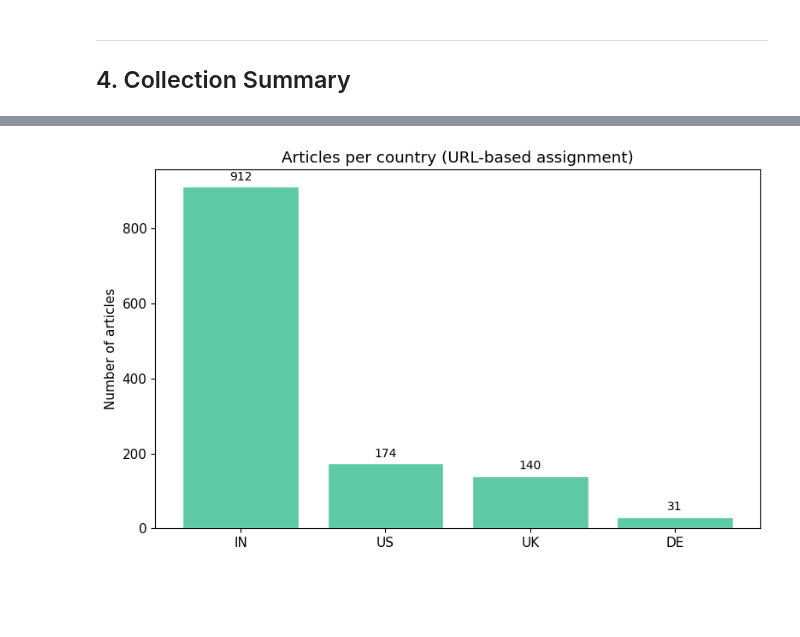
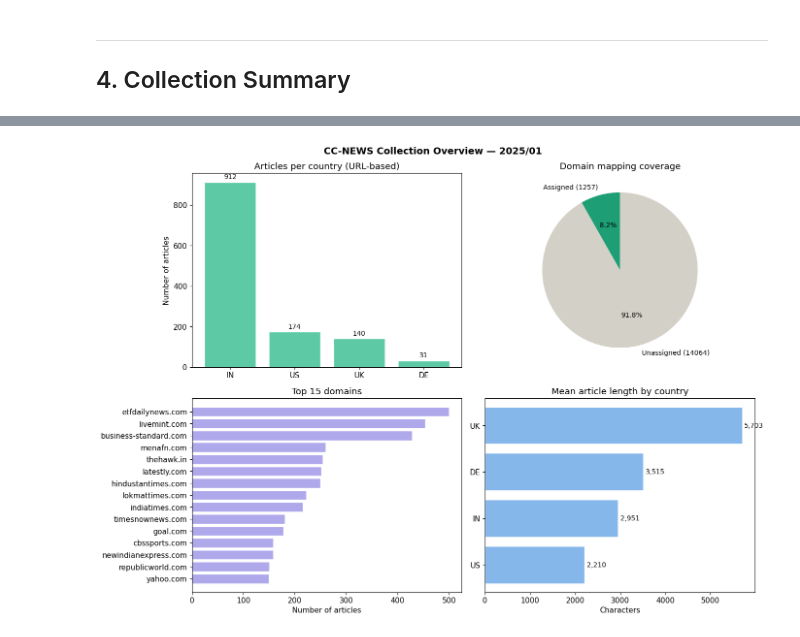
Before and after one commit to rezvanehmsv00/sentiment-news-project, a Jupyter notebook: spz/notebooks/01_data_collection.ipynb, the cells around one changed output, grey strips where cells are left out. Saved outputs shown, nothing was run; the diff lists cells and outputs as text; code cells hidden in the pictures; blank space fills up the shorter version.

```diff
--- a/spz/notebooks/01_data_collection.ipynb
+++ b/spz/notebooks/01_data_collection.ipynb
@@ -458,22 +657,13 @@ else:
     df_eng = df_eng[~df_eng['url'].apply(is_blacklisted)].copy()
     print(f'After domain blacklist: {len(df_eng)} articles (removed {before - len(df_eng)})')
 
-    # Stage 3: extract domain metadata
+    # Extract domain metadata for downstream analysis
     df_eng['registered_domain'] = df_eng['url'].apply(
         lambda u: tldextract.extract(u).registered_domain
     )
     df_eng['domain_suffix'] = df_eng['url'].apply(
         lambda u: tldextract.extract(u).suffix
     )
-
-    # Stage 4: lead extraction
-    print('\nExtracting lead paragraphs...')
-    df_eng[['lead_text', 'lead_status']] = df_eng['text'].apply(
-        lambda t: pd.Series(extract_lead(t))
-    )
-    print('Lead status distribution:')
-    print(df_eng['lead_status'].value_counts().to_string())
-
     df_eng = df_eng.drop(columns=['lang'])
 
     df_eng.to_csv(eng_output_path, index=False)
@@ -570,21 +737,13 @@ print(separator)
 print(f'\nArticles per country:')
 print(df['country_url'].value_counts().to_string())
 
-print(f'\nLead extraction status:')
-print(df['lead_status'].value_counts().to_string())
-
 print(f'\nTop 15 domains in dataset:')
 print(df['registered_domain'].value_counts().head(15).to_string())
 
 df['text_length'] = df['text'].str.len()
-df['lead_length'] = df['lead_text'].str.len()
 print(f'\nMean article length (characters) by country:')
 country_lengths = df.groupby('country_url')['text_length'].mean().round(0).astype(int)
 print(country_lengths.to_string())
-
-print(f'\nMean lead length (characters) by country:')
-lead_lengths = df.groupby('country_url')['lead_length'].mean().round(0).astype(int)
-print(lead_lengths.to_string())
 # %% [output]
 COLLECTION SUMMARY: CC-NEWS 2025/01
 WARC files processed: 3
@@ -627,81 +790,50 @@ import matplotlib.pyplot as plt
 import matplotlib
 matplotlib.rcParams.update({'font.size': 11, 'figure.facecolor': 'white'})
 
+fig, axes = plt.subplots(2, 2, figsize=(14, 10))
+fig.suptitle(f'CC-NEWS Collection Overview — {TARGET_YEAR}/{TARGET_MONTH}', fontsize=14, fontweight='bold')
+
 # --- 1. Articles per country ---
-fig, ax = plt.subplots(figsize=(8, 5))
+ax = axes[0, 0]
 country_counts = df['country_url'].value_counts()
-bars = ax.bar(country_counts.index, country_counts.values,
-              color='#5DCAA5', edgecolor='white')
-ax.set_title('Articles per country (URL-based assignment)')
+bars = ax.bar(country_counts.index, country_counts.values, color='#5DCAA5', edgecolor='white')
+ax.set_title('Articles per country (URL-based)')
 ax.set_ylabel('Number of articles')
 for bar, val in zip(bars, country_counts.values):
-    ax.text(bar.get_x() + bar.get_width() / 2, bar.get_height() + 10,
-            str(val), ha='center', va='bottom', fontsize=10)
-plt.tight_layout()
-plt.savefig(f'{DATA_PROCESSED}/fig_country_counts_{TARGET_YEAR}_{TARGET_MONTH}.png',
-            dpi=150, bbox_inches='tight')
-plt.show()
+    ax.text(bar.get_x() + bar.get_width()/2, bar.get_height() + 10, str(val),
+            ha='center', va='bottom', fontsize=10)
 
 # --- 2. Assigned vs unassigned ---
-fig, ax = plt.subplots(figsize=(6, 5))
+ax = axes[0, 1]
 assigned = df['country_url'].notna().sum()
 unassigned = df['country_url'].isna().sum()
 ax.pie([assigned, unassigned],
        labels=[f'Assigned ({assigned})', f'Unassigned ({unassigned})'],
        colors=['#1D9E75', '#D3D1C7'], startangle=90,
        autopct='%1.1f%%', textprops={'fontsize': 10})
 ax.set_title('Domain mapping coverage')
-plt.tight_layout()
-plt.savefig(f'{DATA_PROCESSED}/fig_coverage_{TARGET_YEAR}_{TARGET_MONTH}.png',
-            dpi=150, bbox_inches='tight')
-plt.show()
 
 # --- 3. Top 15 domains ---
-fig, ax = plt.subplots(figsize=(10, 8))
+ax = axes[1, 0]
 top_domains = df['registered_domain'].value_counts().head(15)
-ax.barh(top_domains.index[::-1], top_domains.values[::-1],
-        color='#AFA9EC', edgecolor='white')
+ax.barh(top_domains.index[::-1], top_domains.values[::-1], color='#AFA9EC', edgecolor='white')
 ax.set_title('Top 15 domains')
 ax.set_xlabel('Number of articles')
-plt.tight_layout()
-plt.savefig(f'{DATA_PROCESSED}/fig_top_domains_{TARGET_YEAR}_{TARGET_MONTH}.png',
-            dpi=150, bbox_inches='tight')
-plt.show()
 
 # --- 4. Mean article length by country ---
-fig, ax = plt.subplots(figsize=(8, 5))
+ax = axes[1, 1]
 df['text_length'] = df['text'].str.len()
 length_by_country = df.groupby('country_url')['text_length'].mean().sort_values(ascending=True)
-bars = ax.barh(length_by_country.index, length_by_country.values,
-               color='#85B7EB', edgecolor='white')
+bars = ax.barh(length_by_country.index, length_by_country.values, color='#85B7EB', edgecolor='white')
 ax.set_title('Mean article length by country')
 ax.set_xlabel('Characters')
-ax.set_xlim(0, length_by_country.max() * 1.15)  # 15% padding for labels
 for bar, val in zip(bars, length_by_country.values):
-    ax.text(bar.get_width() + 50, bar.get_y() + bar.get_height() / 2,
+    ax.text(bar.get_width() + 50, bar.get_y() + bar.get_height()/2,
             f'{val:,.0f}', ha='left', va='center', fontsize=10)
+
 plt.tight_layout()
-plt.savefig(f'{DATA_PROCESSED}/fig_article_length_{TARGET_YEAR}_{TARGET_MONTH}.png',
-            dpi=150, bbox_inches='tight')
+plt.savefig(f'{DATA_PROCESSED}/collection_overview_{TARGET_YEAR}_{TARGET_MONTH}.png', dpi=150, bbox_inches='tight')
 plt.show()
-
-# --- 5. Mean lead length by country ---
-fig, ax = plt.subplots(figsize=(8, 5))
-df['lead_length'] = df['lead_text'].str.len()
-lead_by_country = df.groupby('country_url')['lead_length'].mean().sort_values(ascending=True)
-bars = ax.barh(lead_by_country.index, lead_by_country.values,
-               color='#F0997B', edgecolor='white')
-ax.set_title('Mean lead length by country')
-ax.set_xlabel('Characters')
-ax.set_xlim(0, lead_by_country.max() * 1.15)
-for bar, val in zip(bars, lead_by_country.values):
-    ax.text(bar.get_width() + 5, bar.get_y() + bar.get_height() / 2,
-            f'{val:,.0f}', ha='left', va='center', fontsize=10)
-plt.tight_layout()
-plt.savefig(f'{DATA_PROCESSED}/fig_lead_length_{TARGET_YEAR}_{TARGET_MONTH}.png',
-            dpi=150, bbox_inches='tight')
-plt.show()
-
-print(f'All figures saved to {DATA_PROCESSED}/')
+print(f'Figure saved to {DATA_PROCESSED}/')
 # %% [output]
-[figure, old version]
+[figure, new version]
```
Also changed, not shown: parts of 32 cells of this notebook.
